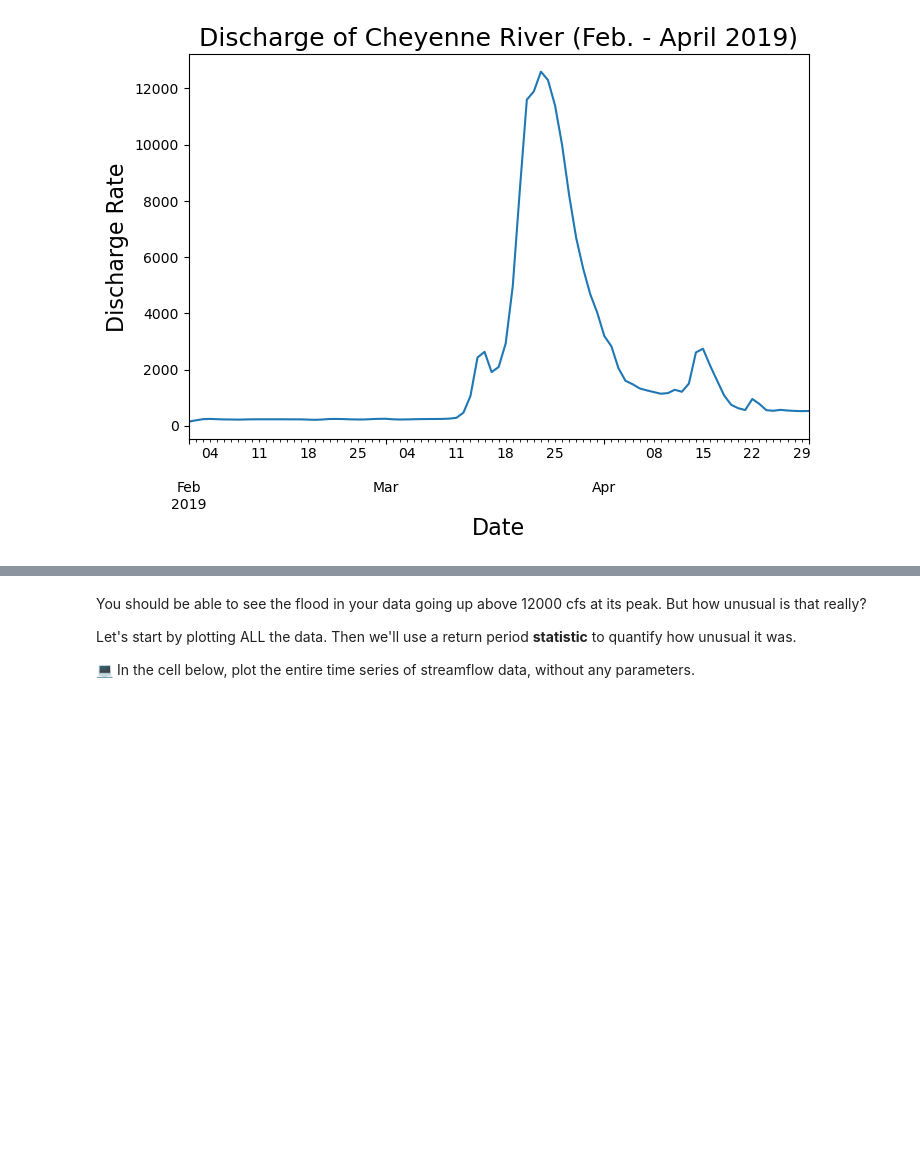
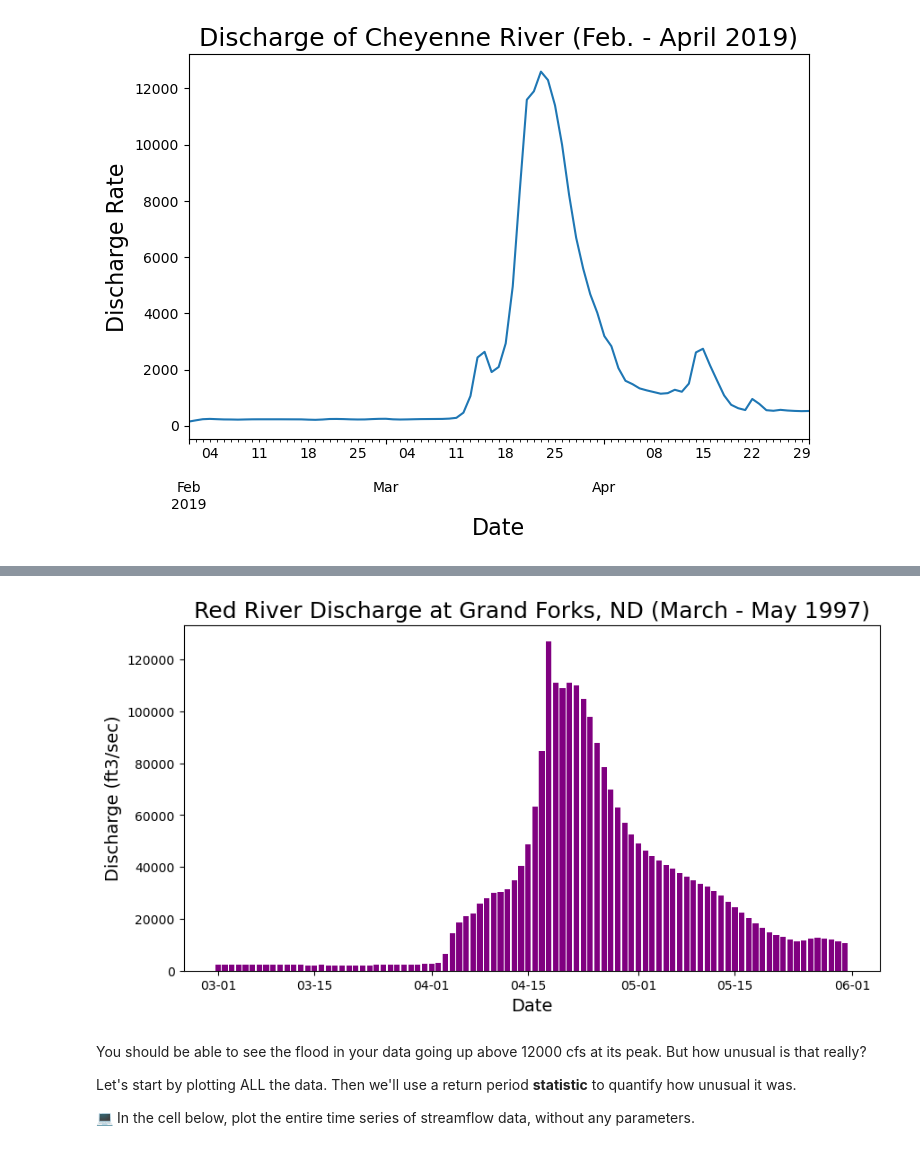
Before and after one commit to Wakunza/time-series-data-Wakunza, a Jupyter notebook: stars-02-time-series.ipynb, the cells around one changed output, grey strips where cells are left out. Saved outputs shown, nothing was run; the diff lists cells and outputs as text; code cells hidden in the pictures; blank space fills up the shorter version.

```diff
--- a/stars-02-time-series.ipynb
+++ b/stars-02-time-series.ipynb
@@ -627,3 +815,27 @@ ax.xaxis.set_major_formatter(date_form)
+# %%
+import matplotlib.dates as mdates
+from matplotlib.dates import DateFormatter
+
+fig, ax = plt.subplots(figsize=(10,5))
+ax.bar(gf_flood_dates.index.values,
+       gf_flood_dates['Discharge'],
+       color="purple")
+
+ax.set(xlabel="Date",
+       ylabel="Discharge (ft3/sec)",
+       title="Red River Discharge at Grand Forks, ND (March - May 1997)")
+
+date_form = DateFormatter("%m-%d")
+ax.xaxis.set_major_formatter(date_form)
+
+# label sizing
+ax.xaxis.label.set_fontsize(14)
+ax.yaxis.label.set_fontsize(14)
+ax.title.set_fontsize(18)
+
+#ax.xaxis.set_major_locator(mdates.WeekdayLocator(interval=2))
+# %% [output]
+[figure, added]
 # %% [markdown]
 You should be able to see the flood in your data going up above 12000 cfs at its peak. But how unusual is that really?
 
```
Also changed, not shown: parts of 18 cells of this notebook.
